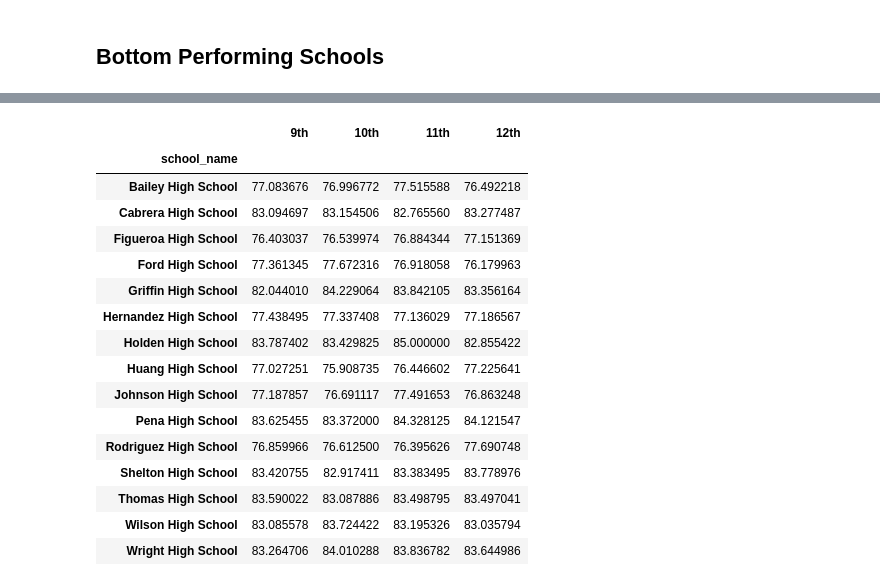
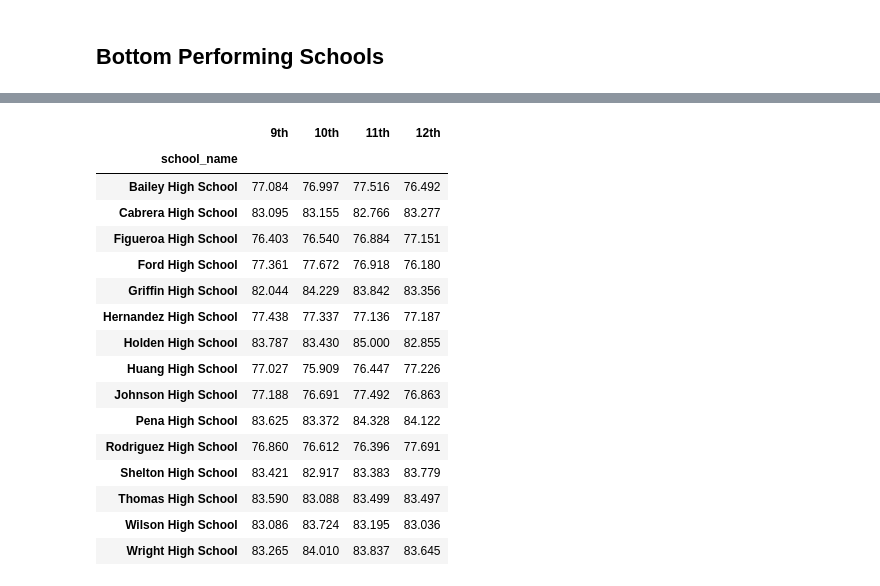
Before and after one commit to P219-C/pandas-challenge, a Jupyter notebook: PyCitySchools/main.ipynb, the cells around one changed output, grey strips where cells are left out. Cells and saved outputs as stored; diff of their text form; code cells hidden in the pictures.

```diff
--- a/PyCitySchools/main.ipynb
+++ b/PyCitySchools/main.ipynb
@@ -177,26 +233,33 @@ Name: grade, dtype: int64
 # %%
 ninth_math = ninth_g["math_score"].rename("9th")
 tenth_math = tenth_g["math_score"].rename("10th")
 eleventh_math = eleventh_g["math_score"].rename("11th")
 twelfth_math = twelfth_g["math_score"].rename("12th")
 
 math_scores_grade = pd.concat([ninth_math, tenth_math, eleventh_math, twelfth_math], axis= 1)
-math_scores_grade
+
+#Applying Format
+math_scores_grade_format = math_scores_grade.copy()
+math_scores_grade_format["9th"] = math_scores_grade_format["9th"].map("{:,.3f}".format)
+math_scores_grade_format["10th"] = math_scores_grade_format["10th"].map("{:,.3f}".format)
+math_scores_grade_format["11th"] = math_scores_grade_format["11th"].map("{:,.3f}".format)
+math_scores_grade_format["12th"] = math_scores_grade_format["12th"].map("{:,.3f}".format)
+math_scores_grade_format
 # %% [output]
 |  | 9th | 10th | 11th | 12th |
 | school_name |  |  |  |  |
-| Bailey High School | 77.083676 | 76.996772 | 77.515588 | 76.492218 |
-| Cabrera High School | 83.094697 | 83.154506 | 82.765560 | 83.277487 |
-| Figueroa High School | 76.403037 | 76.539974 | 76.884344 | 77.151369 |
-| Ford High School | 77.361345 | 77.672316 | 76.918058 | 76.179963 |
-| Griffin High School | 82.044010 | 84.229064 | 83.842105 | 83.356164 |
-| Hernandez High School | 77.438495 | 77.337408 | 77.136029 | 77.186567 |
-| Holden High School | 83.787402 | 83.429825 | 85.000000 | 82.855422 |
-| Huang High School | 77.027251 | 75.908735 | 76.446602 | 77.225641 |
-| Johnson High School | 77.187857 | 76.691117 | 77.491653 | 76.863248 |
-| Pena High School | 83.625455 | 83.372000 | 84.328125 | 84.121547 |
-| Rodriguez High School | 76.859966 | 76.612500 | 76.395626 | 77.690748 |
-| Shelton High School | 83.420755 | 82.917411 | 83.383495 | 83.778976 |
-| Thomas High School | 83.590022 | 83.087886 | 83.498795 | 83.497041 |
-| Wilson High School | 83.085578 | 83.724422 | 83.195326 | 83.035794 |
-| Wright High School | 83.264706 | 84.010288 | 83.836782 | 83.644986 |
+| Bailey High School | 77.084 | 76.997 | 77.516 | 76.492 |
+| Cabrera High School | 83.095 | 83.155 | 82.766 | 83.277 |
+| Figueroa High School | 76.403 | 76.540 | 76.884 | 77.151 |
+| Ford High School | 77.361 | 77.672 | 76.918 | 76.180 |
+| Griffin High School | 82.044 | 84.229 | 83.842 | 83.356 |
+| Hernandez High School | 77.438 | 77.337 | 77.136 | 77.187 |
+| Holden High School | 83.787 | 83.430 | 85.000 | 82.855 |
+| Huang High School | 77.027 | 75.909 | 76.447 | 77.226 |
+| Johnson High School | 77.188 | 76.691 | 77.492 | 76.863 |
+| Pena High School | 83.625 | 83.372 | 84.328 | 84.122 |
+| Rodriguez High School | 76.860 | 76.612 | 76.396 | 77.691 |
+| Shelton High School | 83.421 | 82.917 | 83.383 | 83.779 |
+| Thomas High School | 83.590 | 83.088 | 83.499 | 83.497 |
+| Wilson High School | 83.086 | 83.724 | 83.195 | 83.036 |
+| Wright High School | 83.265 | 84.010 | 83.837 | 83.645 |
```
Also changed, not shown: parts of 17 cells of this notebook.
